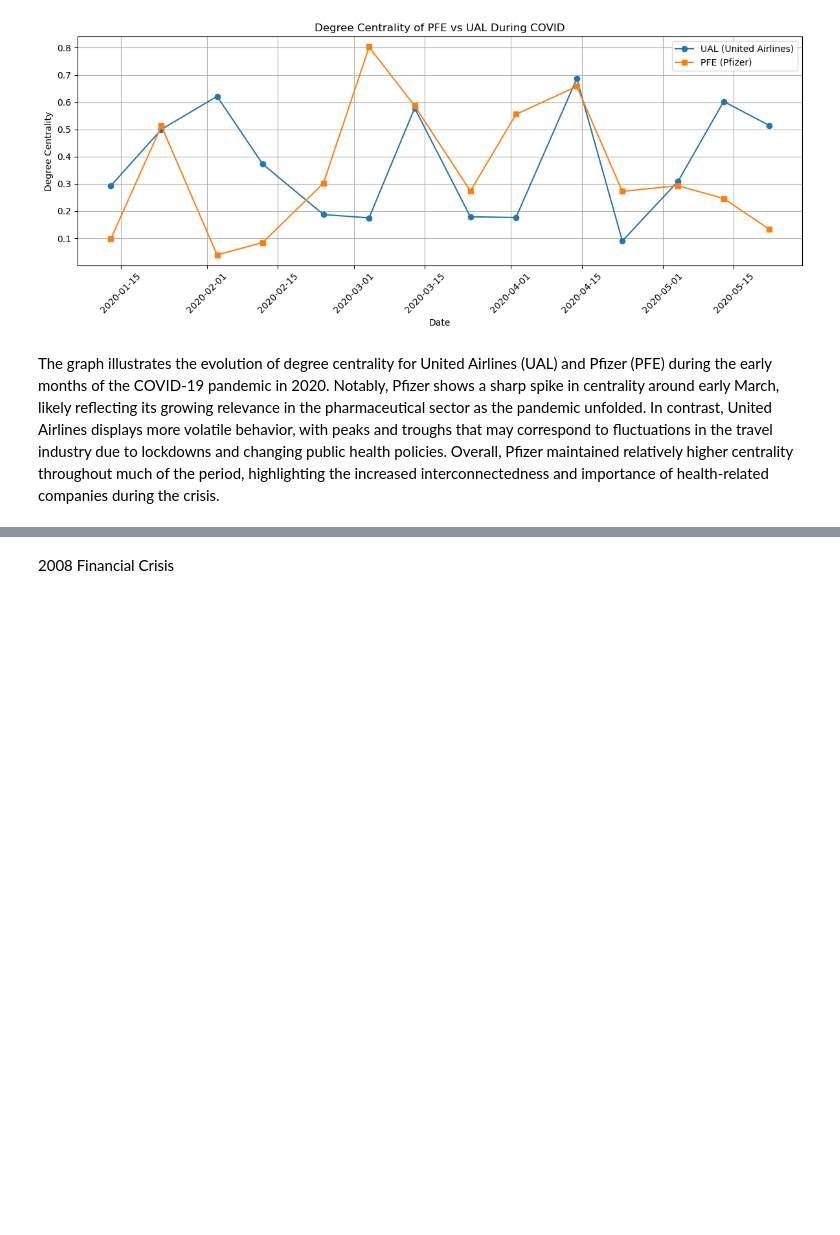
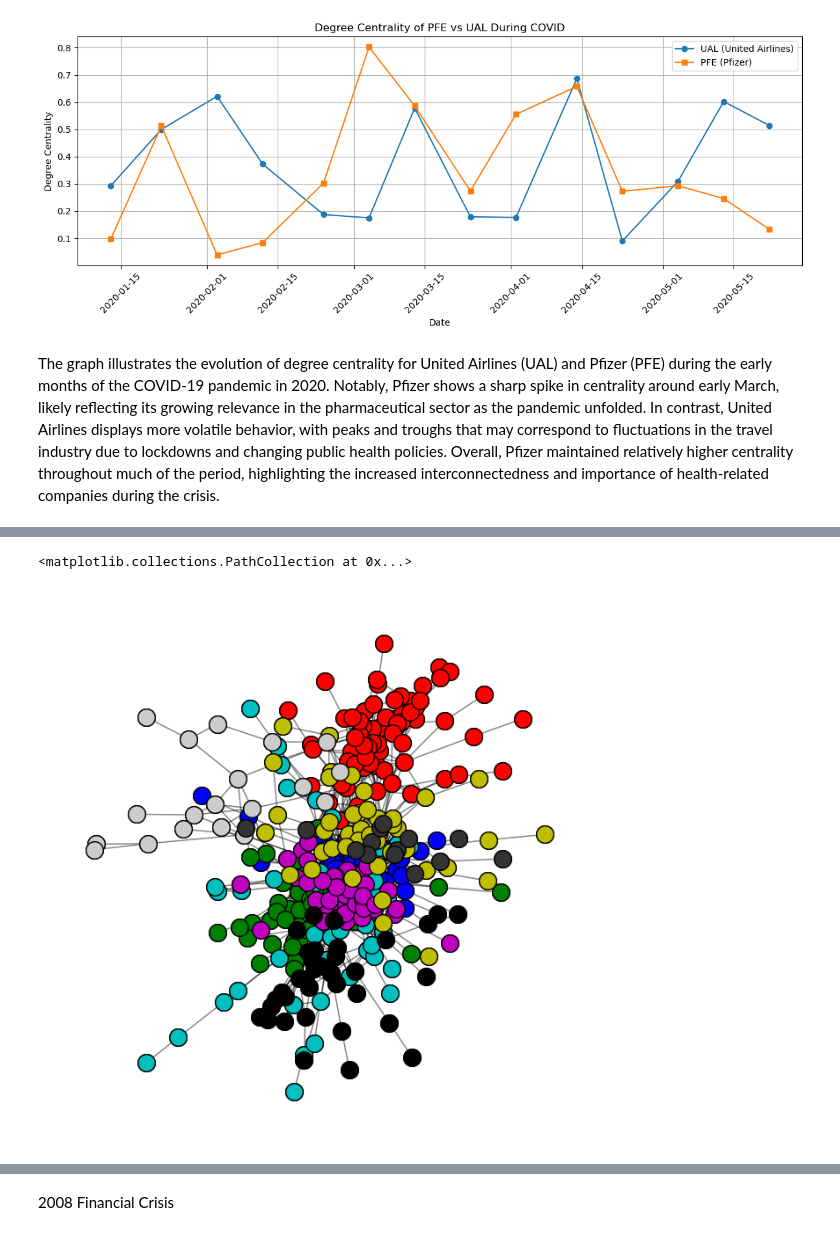
Before and after one commit to HSellis/INA-Project, a Jupyter notebook: crisis_analysis.ipynb, the cells around one changed output, grey strips where cells are left out. Cells and saved outputs as stored; diff of their text form; code cells hidden in the pictures; blank space fills up the shorter version.

Commit message:
community detection before vs during covid

```diff
--- a/crisis_analysis.ipynb
+++ b/crisis_analysis.ipynb
@@ -160,0 +163,11 @@ The graph illustrates the evolution of degree centrality for United Airlines (UA
+# %%
+def LCC(G):
+    return nx.subgraph(G, max(nx.connected_components(G), key = len))
+# %%
+before_crisis = df_covid.loc["2020-01-01": "2020-02-01"]
+before_crisis_correlations = before_crisis.corr()
+before_crisis_correlations
+
+stocks_info = get_sp500_stocks_info()
+G_pos, G_neg = correlation_to_pos_neg_graphs(before_crisis_correlations, stocks_info, 0.7)
+info(G_pos)
@@ -160,0 +182,8 @@ The graph illustrates the evolution of degree centrality for United Airlines (UA
+# %%
+lcc = LCC(G_pos)
+communities = algorithms.leiden(lcc)
+len(communities.communities)
+viz.plot_network_clusters(lcc, communities, nx.spring_layout(lcc))
+# %% [output]
+<matplotlib.collections.PathCollection at 0x...>
+[figure, added]
```
Also changed, not shown: parts of 8 cells of this notebook, 2 other files.
